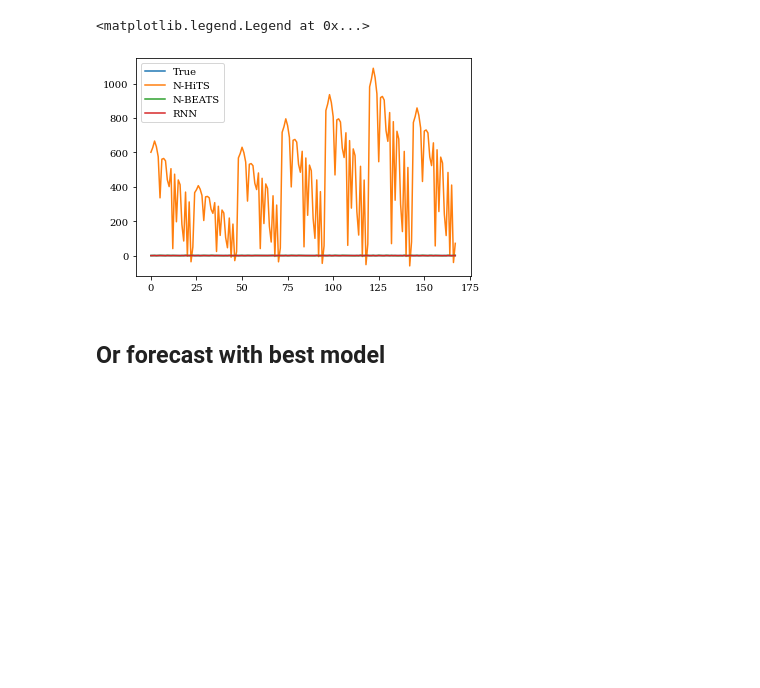
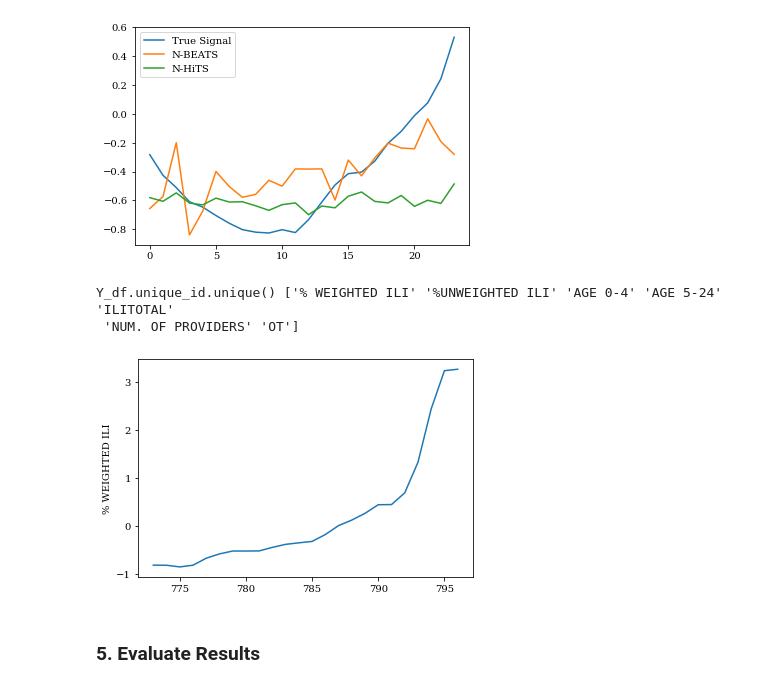
Before and after one commit to Nixtla/neuralforecast, a Jupyter notebook: nbs/experiments__auto.ipynb, the cells around one changed output. Saved outputs shown, nothing was run; the diff lists cells and outputs as text; code cells hidden in the pictures; blank space fills up the shorter version.

```diff
--- a/nbs/experiments__auto.ipynb
+++ b/nbs/experiments__auto.ipynb
@@ -153,0 +189,3 @@ X_df['Exogenous2'] = X_df['Exogenous2']/X_df['Exogenous2'].max()
+# %%
+Y_df, _, _ = LongHorizon.load(directory='./', group='ILI')
+Y_df.head()
@@ -154,6 +238,5 @@ X_df['Exogenous2'] = X_df['Exogenous2']/X_df['Exogenous2'].max()
 # %%
-config_dict = {
-               'nbeats':
+config_dict = {'nbeats':
                        {'space': None, # Use default
                         'hyperopt_steps': 5,
                         'timeout': 60*1
@@ -214,0 +302,24 @@ y_true = results['nbeats']['y_true']
+# %%
+y_hat_nhits  = results['nhits']['y_hat']#.reshape(n_series, forecast_horizon, ts_in_test)
+y_hat_nbeats = results['nbeats']['y_hat']#.reshape(n_series, forecast_horizon, ts_in_test)
+y_hat_rnn    = results['rnn']['y_hat']#.reshape(n_series, forecast_horizon, ts_in_test)
+y_true       = results['nbeats']['y_true']#.reshape(forecast_horizon,n_series, -1)
+
+print('\n Original Shapes')
+print('1. y_hat_nhits.shape', y_hat_nhits.shape)
+print('1. y_hat_nbeats.shape', y_hat_nbeats.shape)
+print('1. y_hat_rnn.shape', y_hat_rnn.shape)
+print('1. y_true.shape', y_true.shape)
+
+y_hat_nbeats = results['nbeats']['y_hat'].reshape((74,#n_time//n_series,
+                                                   n_series,forecast_horizon))
+y_hat_nhits = results['nhits']['y_hat'].reshape((74,#n_time//n_series,
+                                                  n_series,forecast_horizon))
+y_true = results['nbeats']['y_true'].reshape((74,#n_time//n_series,
+                                              n_series,forecast_horizon))
+
+print('\n Wrangled Shapes')
+print('2. y_hat_nhits.shape', y_hat_nhits.shape)
+print('2. y_hat_nbeats.shape', y_hat_nbeats.shape)
+print('2. y_hat_rnn.shape', y_hat_rnn.shape)
+print('2. y_true.shape', y_true.shape)
@@ -215,14 +338,31 @@ y_true = results['nbeats']['y_true']
 # %%
-plt.plot(y_true[::24,:].flatten(), label='True')
-plt.plot(best_nhits[::24,:].flatten(), label='N-HiTS')
-plt.plot(best_nbeats[::24,:].flatten(), label='N-BEATS')
-plt.plot(best_rnn[::24,:].flatten(), label='RNN')
+w_idx = 0
+u_idx = 0
+
+plt.plot(y_true[w_idx,u_idx,:], label='True Signal')
+plt.plot(y_hat_nbeats[w_idx,u_idx,:], label='N-BEATS')
+plt.plot(y_hat_nhits[w_idx,u_idx,:], label='N-HiTS')
+#plt.plot(y_true[:,0,2], label='True')
+#plt.plot(best_nbeats[::24,:].flatten(), label='N-BEATS')
+#plt.plot(best_rnn[::24,:].flatten(), label='RNN')
 plt.legend()
+plt.show()
 # %% [output]
-<matplotlib.legend.Legend at 0x...>
-[figure, old version]
+[figure, new version]
-# %% [markdown]
-## Or forecast with best model
+# %%
+print('Y_df.unique_id.unique()', Y_df.unique_id.unique())
+ver = Y_df[Y_df.unique_id=='% WEIGHTED ILI']
+
+plt.plot(ver.y[n_time-193:n_time-193+24])
+plt.ylabel('% WEIGHTED ILI')
+plt.show()
+# %% [output]
+Y_df.unique_id.unique() ['% WEIGHTED ILI' '%UNWEIGHTED ILI' 'AGE 0-4' 'AGE 5-24' 'ILITOTAL'
+ 'NUM. OF PROVIDERS' 'OT']
+[figure, added]
+# %% [markdown]
+<a name="cell-5"></a>
+### 5. Evaluate Results
 # %%
 best_model
 # %% [output]
```
Also changed, not shown: parts of 26 cells of this notebook, 3 other files.
